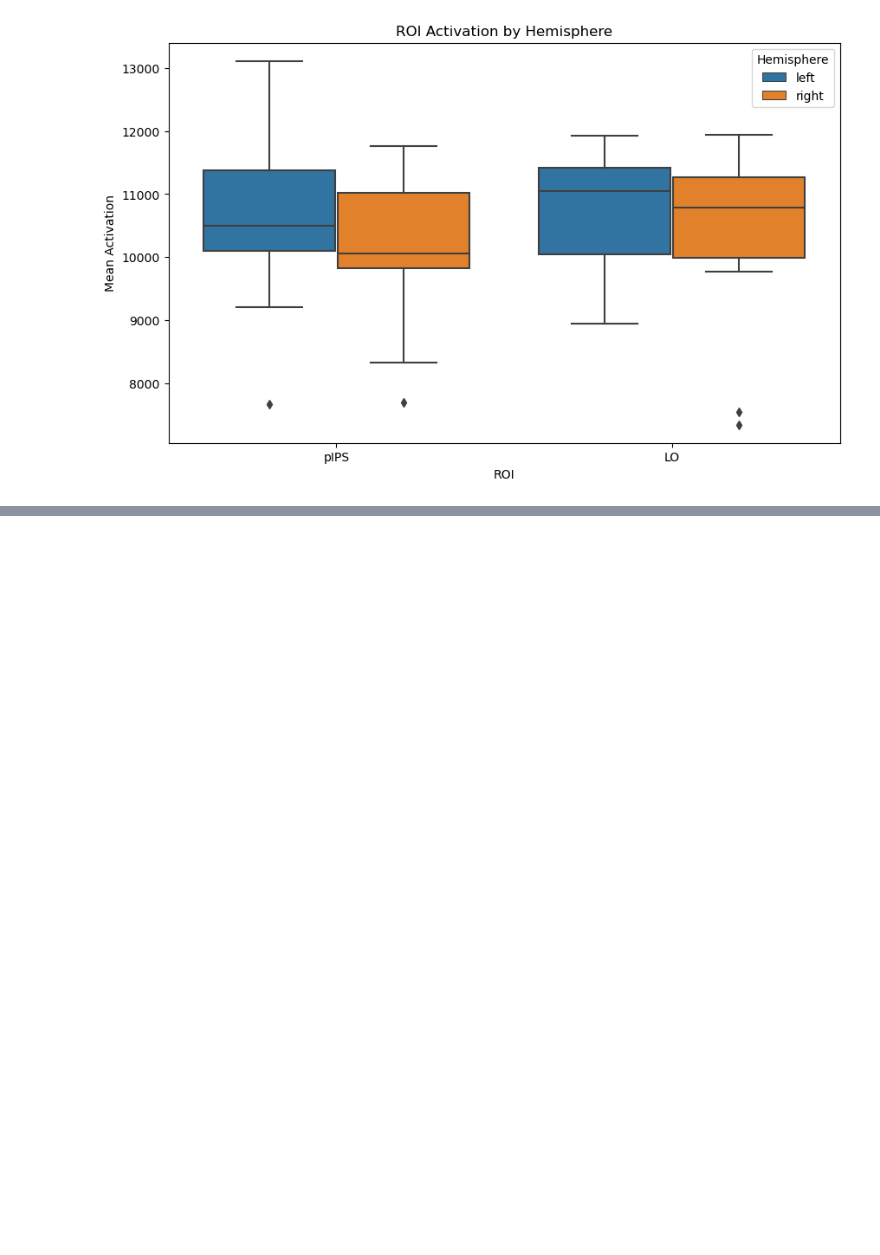
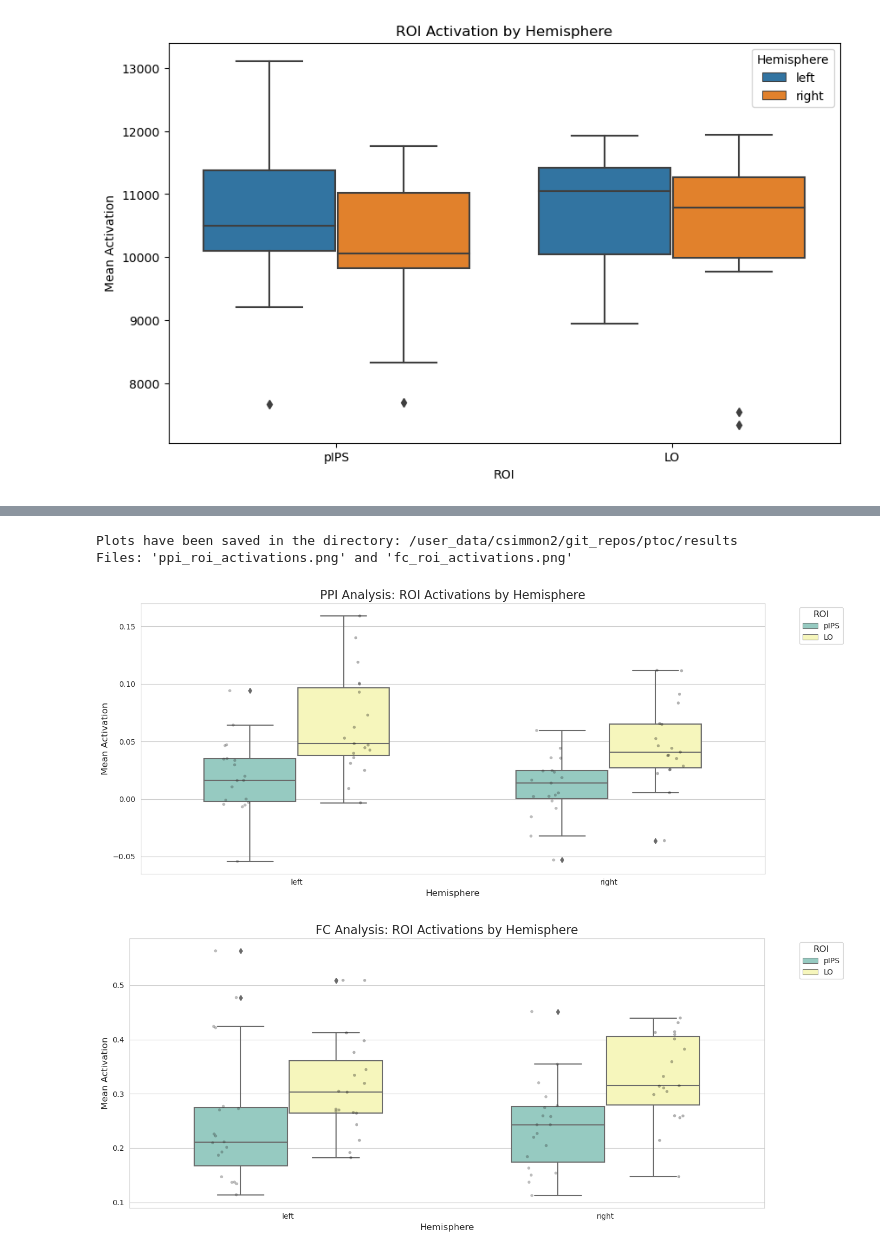
Before and after one commit to cnsimmons/ptoc, a Jupyter notebook: analyses/gca/visualize_roi.ipynb, the cells around one changed output, grey strips where cells are left out. Cells and saved outputs as stored; diff of their text form; code cells hidden in the pictures; blank space fills up the shorter version.

```diff
--- a/analyses/gca/visualize_roi.ipynb
+++ b/analyses/gca/visualize_roi.ipynb
@@ -145,0 +214,57 @@ Box plots saved as 'roi_activation_boxplot.png' and 'hemisphere_activation_boxpl
+# %%
+import pandas as pd
+import matplotlib.pyplot as plt
+import seaborn as sns
+import os
+
+# Set up directories
+curr_dir = f'/user_data/csimmon2/git_repos/ptoc'
+results_dir = '/user_data/csimmon2/git_repos/ptoc/results'
+
+# Load the data
+data_path = os.path.join(results_dir, 'roi_mean_activations.csv')
+data = pd.read_csv(data_path)
+
+# Create a function to generate the plot
+def create_boxplot(data, analysis_type):
+    plt.figure(figsize=(14, 6))
+    sns.set_style("whitegrid")
+
+    # Filter data for the specific analysis
+    plot_data = data[data['analysis'] == analysis_type]
+
+    # Create the box plot
+    sns.boxplot(x='hemisphere', y='mean_activation', hue='roi',
+                data=plot_data, palette='Set3', width=0.6)
+
+    # Add individual data points
+    sns.stripplot(x='hemisphere', y='mean_activation', hue='roi',
+                  data=plot_data, dodge=True, alpha=0.3,
+                  color='black', size=4)
+
+    # Customize the plot
+    plt.title(f'{analysis_type.upper()} Analysis: ROI Activations by Hemisphere', fontsize=16)
+    plt.xlabel('Hemisphere', fontsize=12)
+    plt.ylabel('Mean Activation', fontsize=12)
+
+    # Adjust legend
+    handles, labels = plt.gca().get_legend_handles_labels()
+    plt.legend(handles[:2], labels[:2], title='ROI', title_fontsize='12', fontsize='10',
+               bbox_to_anchor=(1.05, 1), loc='upper left')
+
+    plt.tight_layout()
+    output_path = os.path.join(results_dir, f'{analysis_type}_roi_activations.png')
+    #plt.savefig(output_path, dpi=300, bbox_inches='tight')
+    #plt.close()
+
+# Generate plots for both PPI and FC analyses
+create_boxplot(data, 'ppi')
+create_boxplot(data, 'fc')
+
+print(f"Plots have been saved in the directory: {results_dir}")
+print("Files: 'ppi_roi_activations.png' and 'fc_roi_activations.png'")
+# %% [output]
+Plots have been saved in the directory: /user_data/csimmon2/git_repos/ptoc/results
+Files: 'ppi_roi_activations.png' and 'fc_roi_activations.png'
+[figure, added]
+[figure, added]
```
Also changed, not shown: parts of 4 cells of this notebook, 6 other files.
